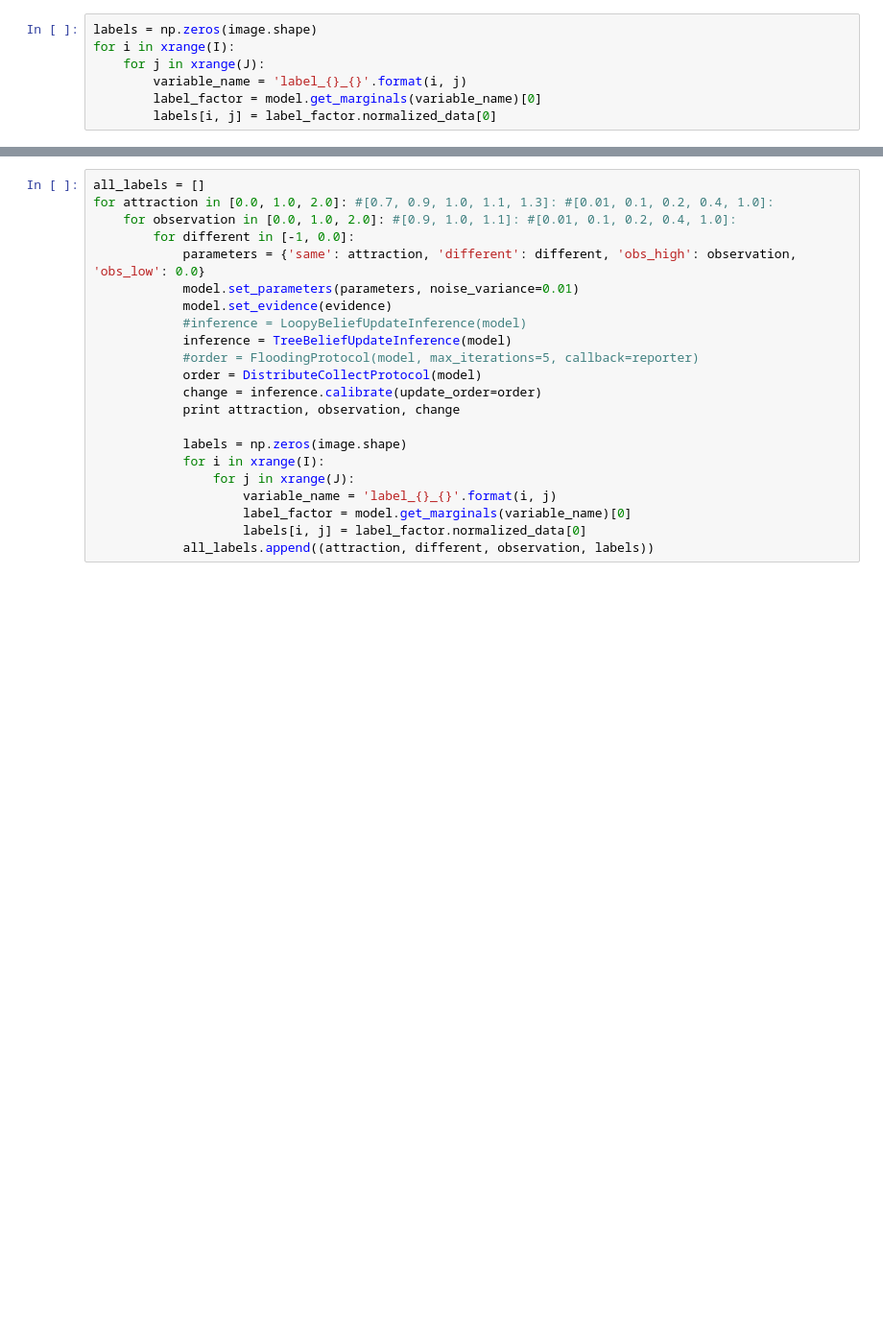
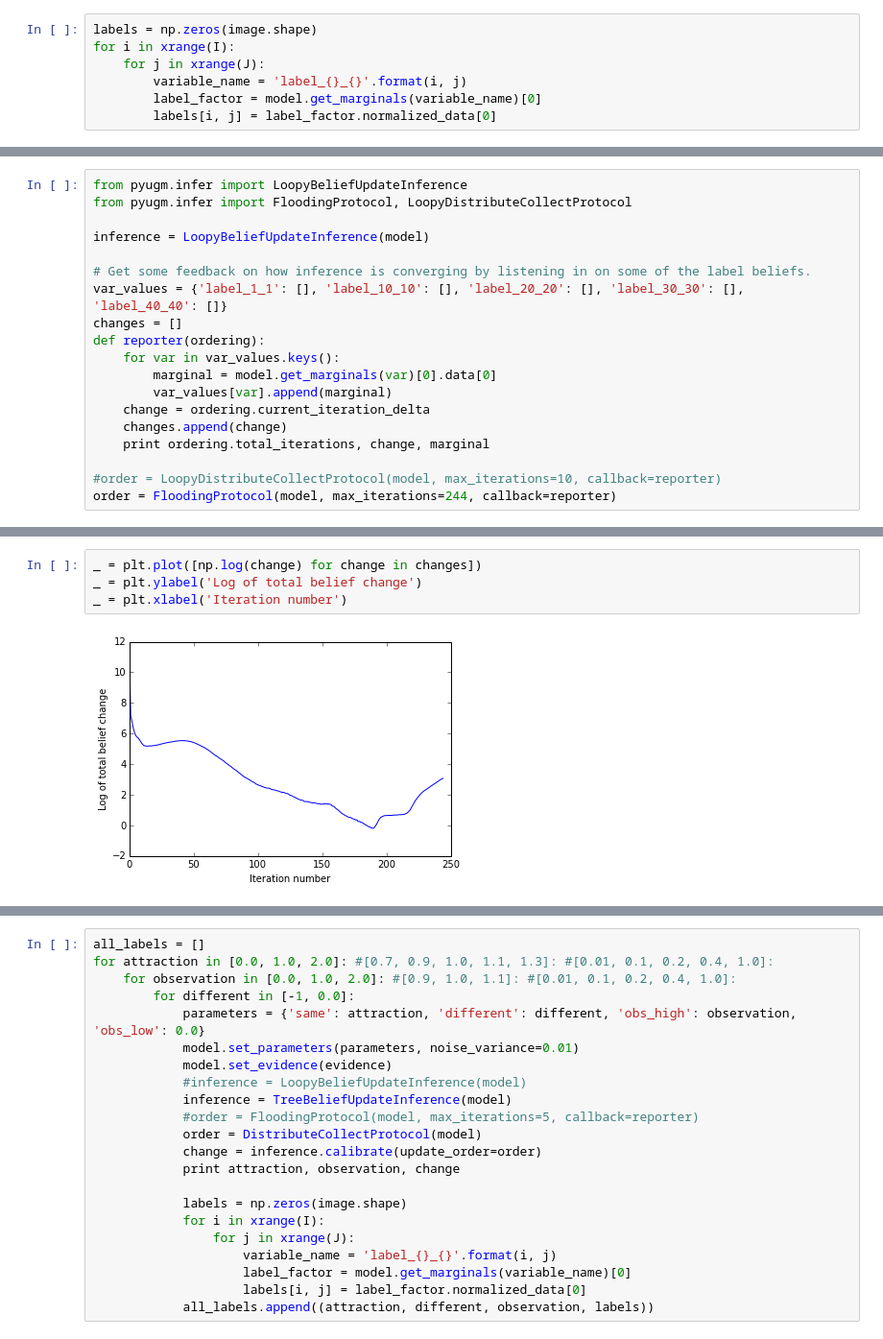
Before and after one commit to dirko/pyugm, a Jupyter notebook: examples/Loopy belief propagation example.ipynb, the cells around one changed output, grey strips where cells are left out. Shown: that part at 96% size. Saved outputs shown, nothing was run; the diff lists cells and outputs as text; blank space fills up the shorter version.

```diff
--- a/examples/Loopy belief propagation example.ipynb
+++ b/examples/Loopy belief propagation example.ipynb
@@ -354,0 +440,19 @@ To be continued - still needs some experimentation.
+# %%
+from pyugm.infer import LoopyBeliefUpdateInference
+from pyugm.infer import FloodingProtocol, LoopyDistributeCollectProtocol
+
+inference = LoopyBeliefUpdateInference(model)
+
+# Get some feedback on how inference is converging by listening in on some of the label beliefs.
+var_values = {'label_1_1': [], 'label_10_10': [], 'label_20_20': [], 'label_30_30': [], 'label_40_40': []}
+changes = []
+def reporter(ordering):
+    for var in var_values.keys():
+        marginal = model.get_marginals(var)[0].data[0]
+        var_values[var].append(marginal)
+    change = ordering.current_iteration_delta
+    changes.append(change)
+    print ordering.total_iterations, change, marginal
+
+#order = LoopyDistributeCollectProtocol(model, max_iterations=10, callback=reporter)
+order = FloodingProtocol(model, max_iterations=244, callback=reporter)
@@ -354,0 +479,6 @@ To be continued - still needs some experimentation.
+# %%
+_ = plt.plot([np.log(change) for change in changes])
+_ = plt.ylabel('Log of total belief change')
+_ = plt.xlabel('Iteration number')
+# %% [output]
+[figure, added]
```
Also changed, not shown: parts of 16 cells of this notebook, 2 other files.
